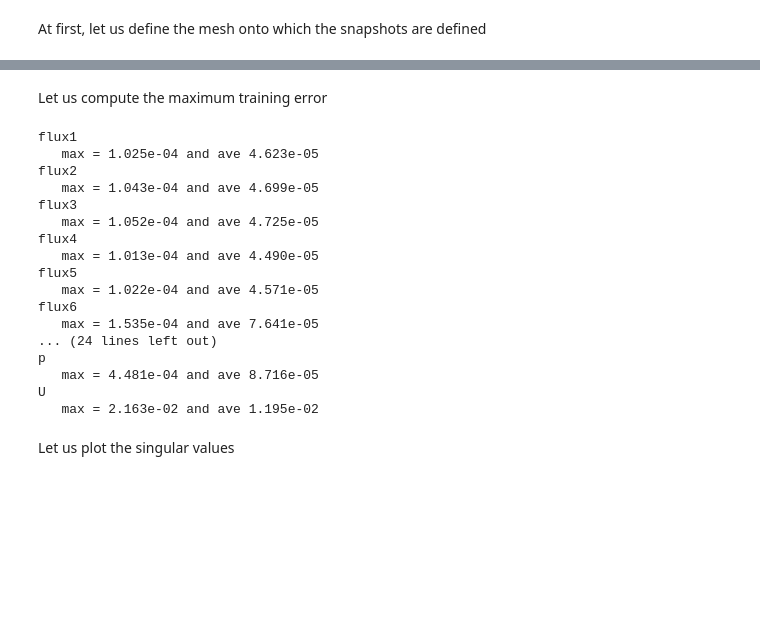
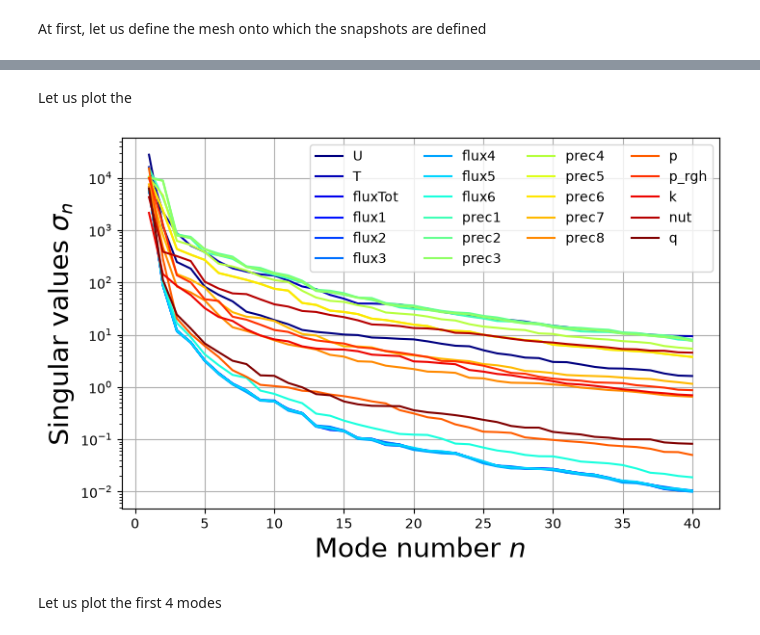
Before and after one commit to ERMETE-Lab/NuSHRED, a Jupyter notebook: Code/P1/01a_svd.ipynb, the cells around one changed output, grey strips where cells are left out. Drawn from its saved outputs; the diff is of its cells as text; code cells hidden in the pictures; blank space fills up the shorter version.

Commit message:
Update P1 to new dataset MSFR

```diff
--- a/Code/P1/01a_svd.ipynb
+++ b/Code/P1/01a_svd.ipynb
@@ -19,6 +15,3 @@ import sys
 sys.path.append('../P2/')
 
 idx_params, params, var_names, is_vector, fom_times, rescaling_snaps, Nmodes = pickle.load(open(path_snaps+'msfr_p.uloff', 'rb'))
-# %%
-u_data  = pickle.load(open(path_snaps + f'CompressedDataset/pod_basis_{var_names[1]}.svd', 'rb'))
-u_data.shape
@@ -29,7 +17,0 @@ Let us load some features of the dataset: the fields imported, a logic variable
-# %%
-import pickle
-import numpy as np
-
-var_names, is_vector, times = pickle.load(open('msfr_uloff.set', 'rb'))
-
-print(var_names)
@@ -136,32 +31,31 @@ U
+# %%
+import numpy as np
+
+svd_basis = {
+    field: pickle.load(open(os.path.join(path_snaps, f"CompressedDataset/pod_basis_{field}.svd"), "rb")) for field in var_names
+}
+svd_sing_vals = {
+    field: np.diag(pickle.load(open(os.path.join(path_snaps, f"CompressedDataset/sing_vals_{field}.svd"), "rb"))) for field in var_names
+}
+svd_coeff = pickle.load(open(os.path.join(path_snaps, "CompressedDataset/v_POD_all_fields.svd"), "rb"))
 # %% [markdown]
-Let us compute the maximum training error
+Let us plot the
-# %%
-for field_i in range(len(var_names)):
-    field = var_names[field_i]
-
-    rec = rescaling_snaps[field_i] * (u_total[field] @ (np.diag(s_total[field]) @ v_total[_Nmodes * field_i: _Nmodes * (field_i + 1)]))
-
-    errors = np.linalg.norm(rec - snaps[field], axis = 0) / np.linalg.norm(snaps[field], axis=0)
-
-    print(field)
-    print('   max = {:.3e}'.format(np.max(errors)) +' and ave {:.3e}'.format(np.mean(errors)))
-# %% [output]
-flux1
-   max = 1.025e-04 and ave 4.623e-05
-flux2
-   max = 1.043e-04 and ave 4.699e-05
-flux3
-   max = 1.052e-04 and ave 4.725e-05
-flux4
-   max = 1.013e-04 and ave 4.490e-05
-flux5
-   max = 1.022e-04 and ave 4.571e-05
-flux6
-   max = 1.535e-04 and ave 7.641e-05
-... (24 lines left out)
-p
-   max = 4.481e-04 and ave 8.716e-05
-U
-   max = 2.163e-02 and ave 1.195e-02
+# %%
+import matplotlib.pyplot as plt
+from matplotlib import cm
+
+fig, axs = plt.subplots(nrows = 1, ncols = 1, sharex=True, figsize=(8,5))
+
+colors = cm.jet(np.linspace(0,1,len(var_names)))
+for field_i, field in enumerate(var_names):
+    N_plot = np.arange(1, Nmodes[field_i]+1, 1)
+    axs.semilogy(N_plot, svd_sing_vals[field], color=colors[field_i], label=field)
+
+axs.set_xlabel(r'Mode number $n$', fontsize=20)
+axs.set_ylabel(r'Singular values $\sigma_n$', fontsize=20)
+axs.legend(ncols = 4)
+axs.grid()
+# %% [output]
+[figure, added]
 # %% [markdown]
-Let us plot the singular values
+Let us plot the first 4 modes
```
Also changed, not shown: parts of 16 cells of this notebook, 12 other files.
